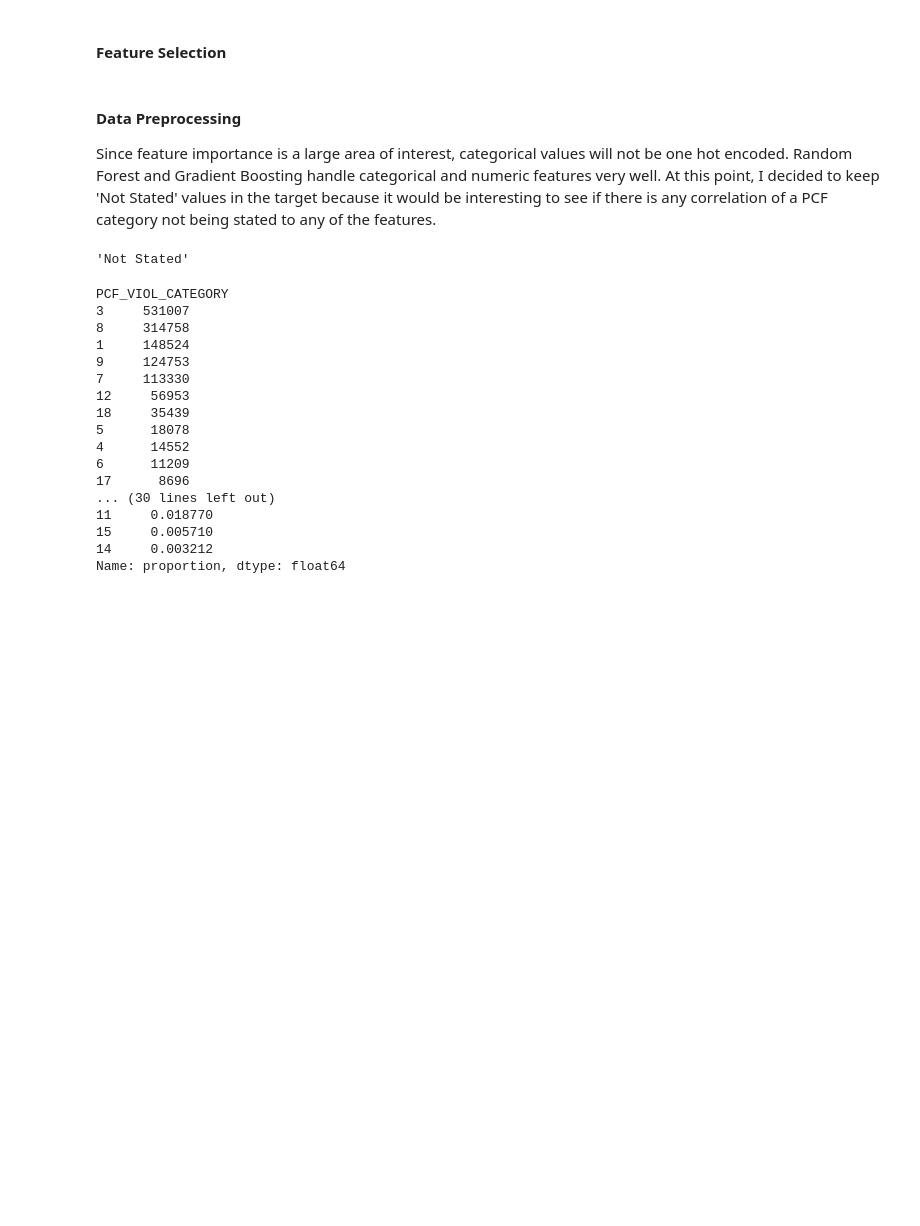
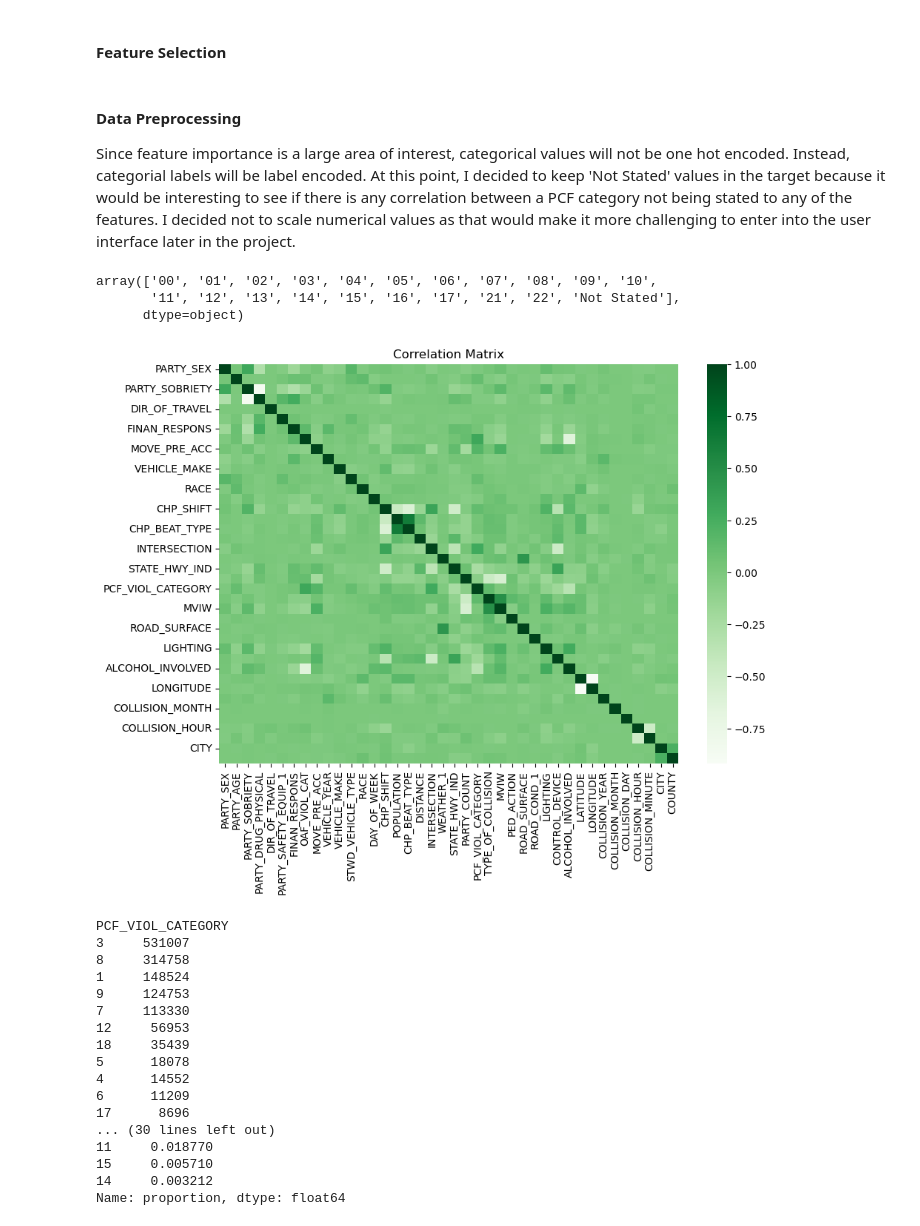
Before and after one commit to smendez9/CA-SWITRS-PCF-Analysis-Tool, a Jupyter notebook: ML Model.ipynb, the cells around one changed output. Drawn from its saved outputs; the diff is of its cells as text; code cells hidden in the pictures; blank space fills up the shorter version.

```diff
--- a/ML Model.ipynb
+++ b/ML Model.ipynb
@@ -46,4 +57,4 @@ data = data.drop(cols_to_drop, axis = 1)
 data = data.reset_index(drop = True)
 # %% [markdown]
 #### Data Preprocessing
-Since feature importance is a large area of interest, categorical values will not be one hot encoded. Random Forest and Gradient Boosting handle categorical and numeric features very well. At this point, I decided to keep 'Not Stated' values in the target because it would be interesting to see if there is any correlation of a PCF category not being stated to any of the features.
+Since feature importance is a large area of interest, categorical values will not be one hot encoded. Instead, categorial labels will be label encoded. At this point, I decided to keep 'Not Stated' values in the target because it would be interesting to see if there is any correlation between a PCF category not being stated to any of the features. I decided not to scale numerical values as that would make it more challenging to enter into the user interface later in the project.
@@ -67,23 +62,36 @@ scaled_data[num_cols] = data_scaled
 # label encode categorical columns
 
 # select categorical dtypes
-cat_cols = scaled_data.select_dtypes(include = ['category']).columns
+cat_cols = data.select_dtypes(include = ['category']).columns
 
 encoder_mappings = {}
 
 # fit and transform
 for col in cat_cols:
     encoder = LabelEncoder()
-    scaled_data[col] = encoder.fit_transform(scaled_data[col])
+    data[col] = encoder.fit_transform(data[col])
     #save mapping of encoded values
     encoder_mappings[col] = encoder.classes_
 
-processed_data = scaled_data.copy()
+# copy the data frame
+processed_data = data.copy()
 # %%
 # check mapping
-encoder_mappings['PCF_VIOL_CATEGORY'][20]
+encoder_mappings['PCF_VIOL_CATEGORY'][:]
 # %% [output]
-'Not Stated'
+array(['00', '01', '02', '03', '04', '05', '06', '07', '08', '09', '10',
+       '11', '12', '13', '14', '15', '16', '17', '21', '22', 'Not Stated'],
+      dtype=object)
+# %%
+# view correlations of columns
+corr_mtx = processed_data.corr()
+
+plt.figure(figsize=(10, 7))
+sns.heatmap(corr_mtx, fmt="d", cmap="Greens")
+plt.title('Correlation Matrix')
+plt.show()
+# %% [output]
+[figure, added]
 # %%
 # create target and features
 y = processed_data['PCF_VIOL_CATEGORY']
```
Also changed, not shown: parts of 55 cells of this notebook, 4 other files.
